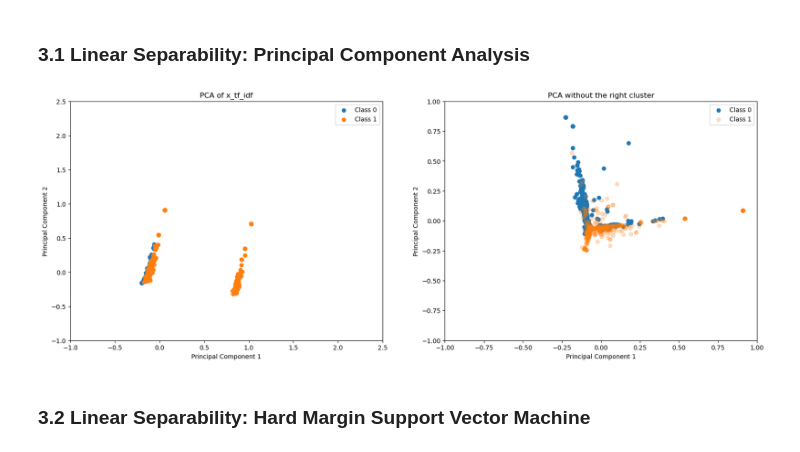
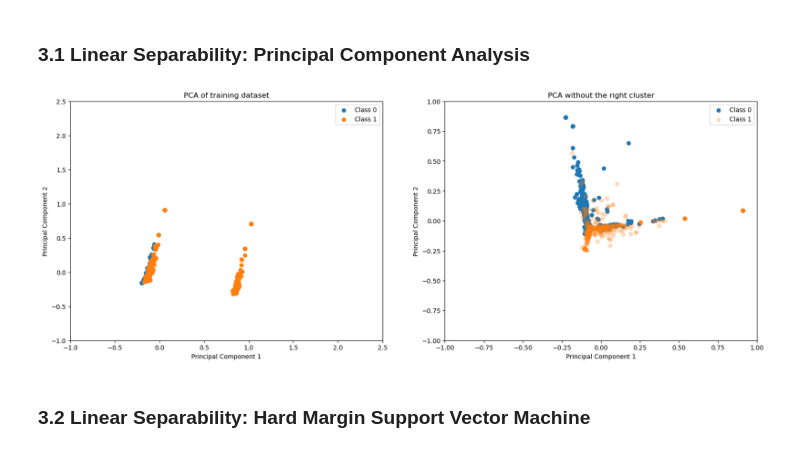
Before and after one commit to wogus00/spam-classification, a Jupyter notebook: submission_notebook.ipynb, the cells around one changed output. Cells and saved outputs as stored; diff of their text form; code cells hidden in the pictures.

```diff
--- a/submission_notebook.ipynb
+++ b/submission_notebook.ipynb
@@ -159,18 +145,19 @@ Mean number of characters in not spam comments: 46.8907435508346
 #### 1.4.2 Word counts
 # %%
 # basic functions
-def clean_text1(text):
+def remove_punctuations_stop_words(text):
     # Remove '\ufeff' if present
     text = text.replace('\ufeff', '')
     # Remove punctuation from the text
-    text = text.translate(str.maketrans('', '', string.punctuation))
+    punctuation = string.punctuation.replace("'", "")
+    text = text.translate(str.maketrans('', '', punctuation))
     # filter out stopwords
     words = text.split()
     stop_words = set(stopwords.words('english'))
-    cleaned_words = [word.lower() for word in words if word.lower() not in stop_words]
+    cleaned_words = [word for word in words if word.lower() not in stop_words]
     return ' '.join(cleaned_words)
 
-def clean_text2(text):
+def identify_web_related_terms(text):
     text = text.replace('www', ' www ')
     text = text.replace('https', ' https ')
     text = text.replace('  ', ' ')
@@ -183,12 +170,18 @@ def tokenize(text):
     final = [lemmatizer.lemmatize(word) for word in tokenized_text]
     return final
 
-def count_vect(text):
+def join_tokens(text):
     return ' '.join(text)
 
+def clean_text(text):
+    text = remove_punctuations_stop_words(text)
+    text = identify_web_related_terms(text)
+    text = tokenize(text)
+    return join_tokens(text)
+
 def clean_text_eda(text):
-    text = clean_text1(text)
-    text = clean_text2(text)
+    text = remove_punctuations_stop_words(text)
+    text = identify_web_related_terms(text)
     text = tokenize(text)
     return text
 
@@ -196,6 +189,3 @@ def token_to_string(tokens):
     text = ' '.join(tokens)
     text = text.replace('  ', ' ')
     return text
-
-train_df['tokenized'] = train_df['CONTENT'].apply(clean_text_eda)
-train_df['cleaned'] = train_df['tokenized'].apply(token_to_string)
@@ -644,7 +593,7 @@ test_df['cleaned_text'] = test_df['CONTENT'].apply(clean_text)
 tf_vectorizer = TfidfVectorizer()
 x_1 = tf_vectorizer.fit_transform(list(train_df['cleaned_text'])).toarray()
 x_2 = np.array(train_df['DATE']).reshape(-1, 1)
-x_tf_idf = np.hstack((x_1, x_2))
+x = np.hstack((x_1, x_2))
 y = train_df['CLASS']
 # %% [markdown]
 ## 3. Model Development and Training
@@ -654,12 +603,12 @@ y = train_df['CLASS']
 # Create subplots
 fig, axes = plt.subplots(1, 2, figsize=(20, 7))
 
-# PCA for tf_idf
+# PCA
 pca_tf_idf = PCA(n_components=2)
-x_pca_tf_idf = pca_tf_idf.fit_transform(x_tf_idf)
+x_pca_tf_idf = pca_tf_idf.fit_transform(x)
 
-# Plot for tf_idf
-axes[0].set_title('PCA of x_tf_idf')
+# Plot
+axes[0].set_title('PCA of training dataset')
 for class_value in np.unique(y):
     axes[0].scatter(x_pca_tf_idf[y == class_value, 0], x_pca_tf_idf[y == class_value, 1], label=f'Class {class_value}')
 axes[0].set_xlim(-1, 2.5)
@@ -668,41 +617,41 @@ axes[0].set_xlabel('Principal Component 1')
 axes[0].set_ylabel('Principal Component 2')
 axes[0].legend()
 
-# Filtered PCA for tf_idf
+# Filtered PCA
 right_cluster_threshold = 0.5
 
 pca_tf_idf_temp = PCA(n_components=2)
-x_pca_temp = pca_tf_idf_temp.fit_transform(x_tf_idf)
+x_pca_temp = pca_tf_idf_temp.fit_transform(x)
 
 left_cluster_mask = x_pca_temp[:, 0] < right_cluster_threshold
-x_tf_idf_left_cluster = x_tf_idf[left_cluster_mask]
+x_tf_idf_left_cluster = x[left_cluster_mask]
 y_left_cluster = y[left_cluster_mask]
 
 pca_tf_idf_filtered = PCA(n_components=2)
 x_pca_filtered = pca_tf_idf_filtered.fit_transform(x_tf_idf_left_cluster)
 
 axes[1].set_title('PCA without the right cluster')
 for class_value in np.unique(y_left_cluster):
     if class_value == 1:
         # Make Class 1 semi-transparent
         axes[1].scatter(x_pca_filtered[y_left_cluster == class_value, 0],
                         x_pca_filtered[y_left_cluster == class_value, 1],
                         label=f'Class {class_value}', alpha=0.25)
     else:
         # Class 0 remains opaque
         axes[1].scatter(x_pca_filtered[y_left_cluster == class_value, 0],
                         x_pca_filtered[y_left_cluster == class_value, 1],
                         label=f'Class {class_value}', alpha=1)
 
 axes[1].set_xlim(-1, 1)
 axes[1].set_ylim(-1, 1)
 axes[1].set_xlabel('Principal Component 1')
 axes[1].set_ylabel('Principal Component 2')
 axes[1].legend()
 
 plt.show()
 # %% [output]
-[figure, old version]
+[figure, new version]
 # %% [markdown]
 ### 3.2 Linear Separability: Hard Margin Support Vector Machine
 # %% [markdown]
```
Also changed, not shown: parts of 40 cells of this notebook.
